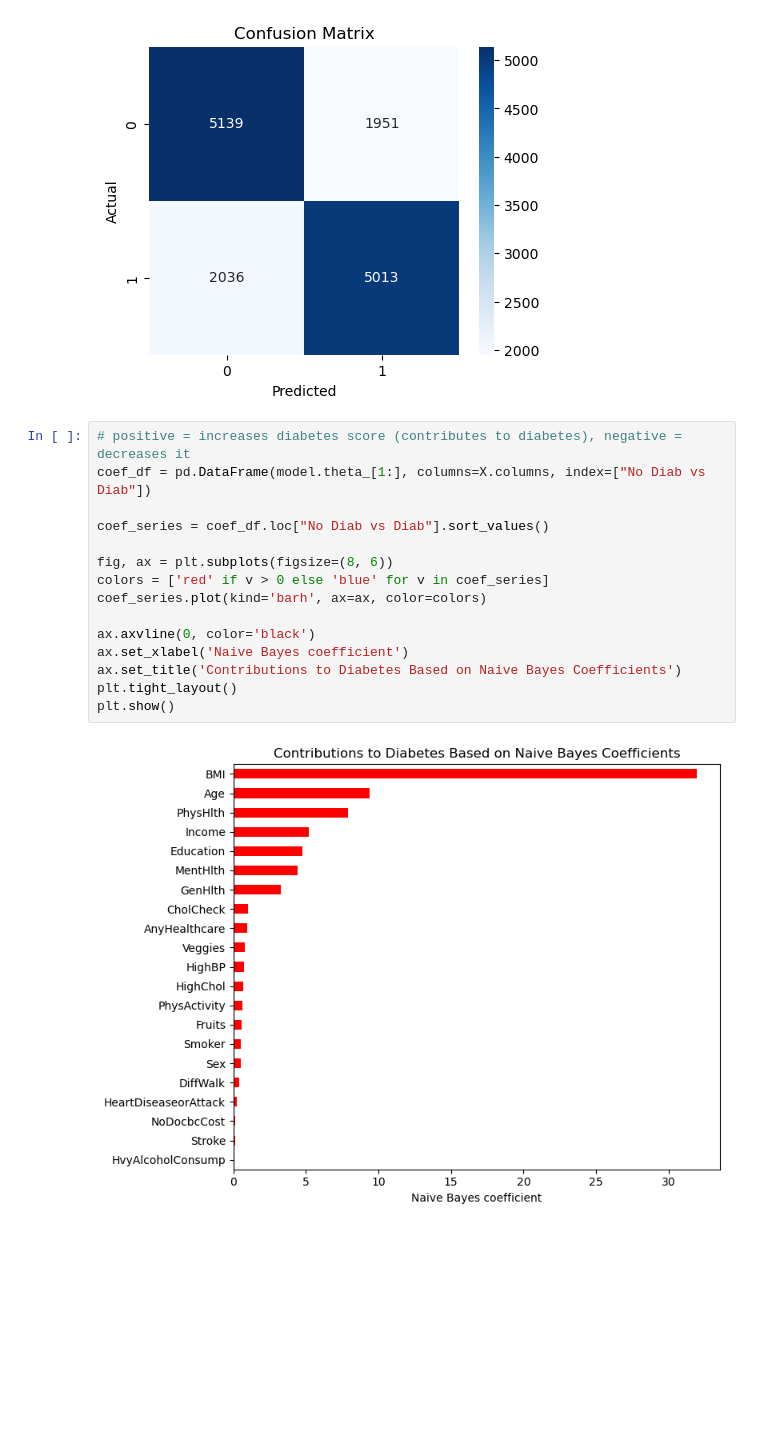
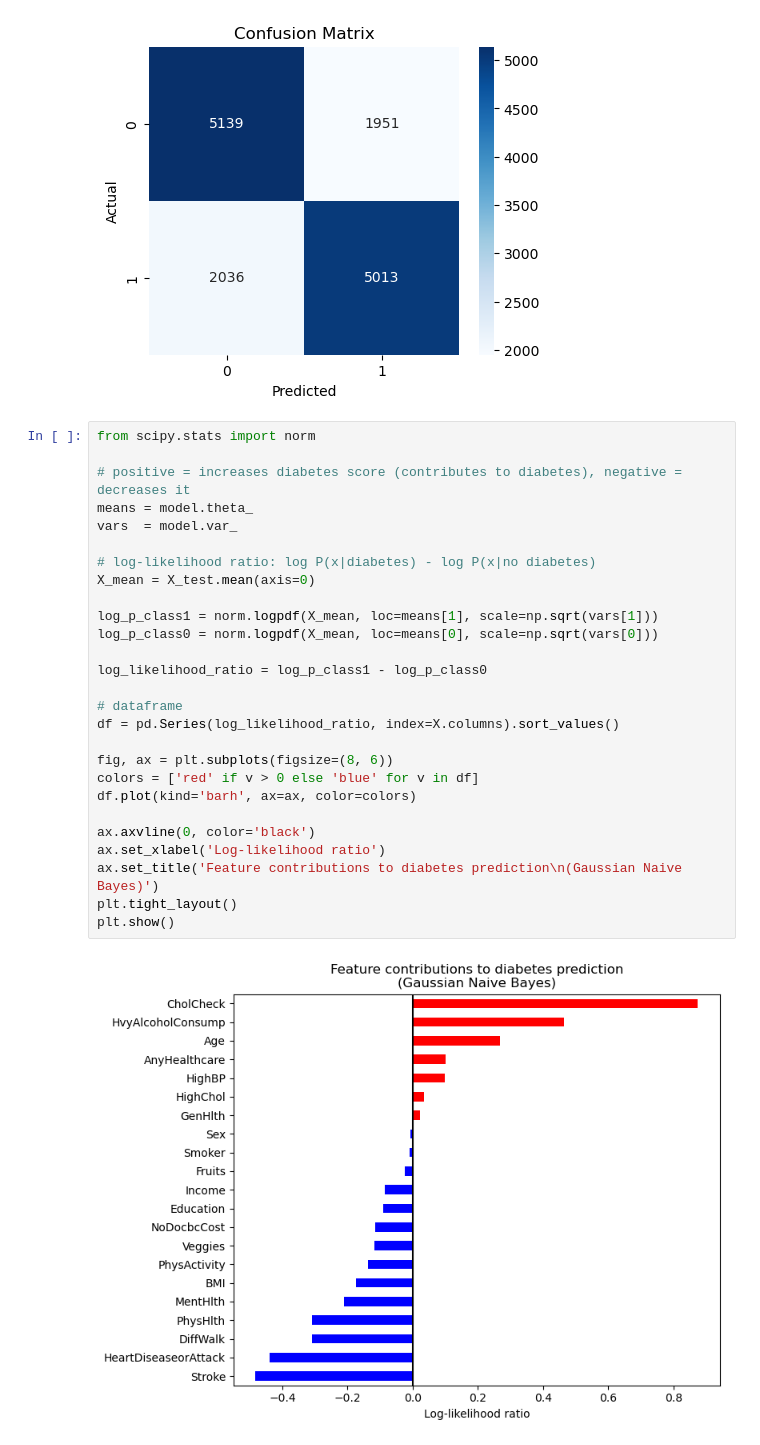
Before and after one commit to pponn/DS4400_Final_Project, a Jupyter notebook: NaiveBayes.ipynb, the cells around one changed output. Cells and saved outputs as stored; diff of their text form; blank space fills up the shorter version.

```diff
--- a/NaiveBayes.ipynb
+++ b/NaiveBayes.ipynb
@@ -66,19 +66,31 @@ plt.show()
 # %% [output]
 [figure]
 # %%
+from scipy.stats import norm
+
 # positive = increases diabetes score (contributes to diabetes), negative = decreases it
-coef_df = pd.DataFrame(model.theta_[1:], columns=X.columns, index=["No Diab vs Diab"])
+means = model.theta_
+vars  = model.var_
 
-coef_series = coef_df.loc["No Diab vs Diab"].sort_values()
+# log-likelihood ratio: log P(x|diabetes) - log P(x|no diabetes)
+X_mean = X_test.mean(axis=0)
+
+log_p_class1 = norm.logpdf(X_mean, loc=means[1], scale=np.sqrt(vars[1]))
+log_p_class0 = norm.logpdf(X_mean, loc=means[0], scale=np.sqrt(vars[0]))
+
+log_likelihood_ratio = log_p_class1 - log_p_class0
+
+# dataframe
+df = pd.Series(log_likelihood_ratio, index=X.columns).sort_values()
 
 fig, ax = plt.subplots(figsize=(8, 6))
-colors = ['red' if v > 0 else 'blue' for v in coef_series]
-coef_series.plot(kind='barh', ax=ax, color=colors)
+colors = ['red' if v > 0 else 'blue' for v in df]
+df.plot(kind='barh', ax=ax, color=colors)
 
 ax.axvline(0, color='black')
-ax.set_xlabel('Naive Bayes coefficient')
-ax.set_title('Contributions to Diabetes Based on Naive Bayes Coefficients')
+ax.set_xlabel('Log-likelihood ratio')
+ax.set_title('Feature contributions to diabetes prediction\n(Gaussian Naive Bayes)')
 plt.tight_layout()
 plt.show()
 # %% [output]
-[figure, old version]
+[figure, new version]
```
Also changed, not shown: parts of 1 cell of this notebook.
